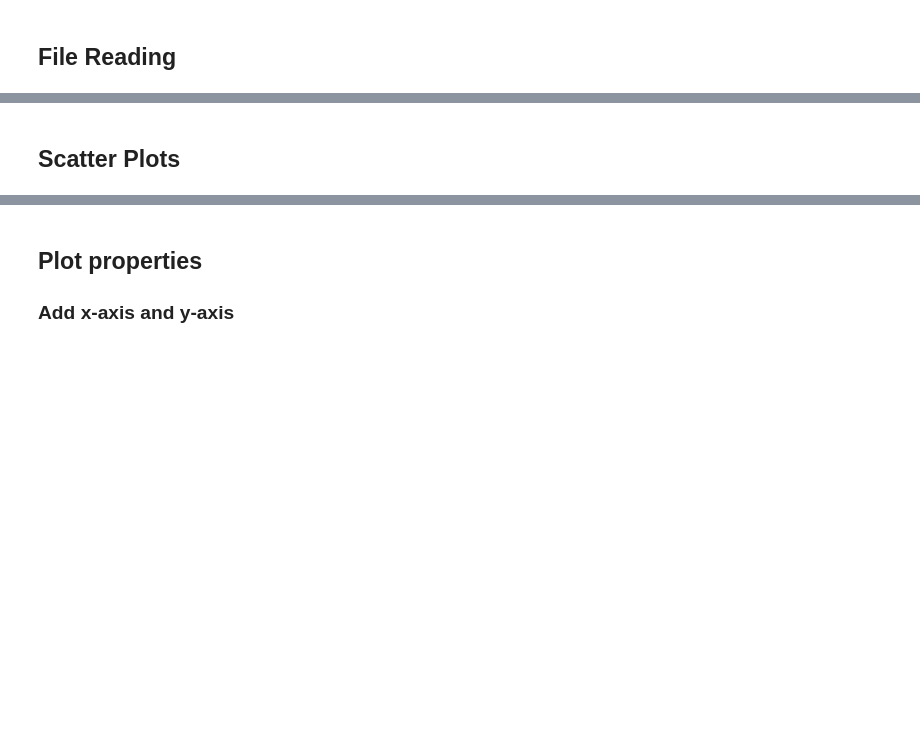
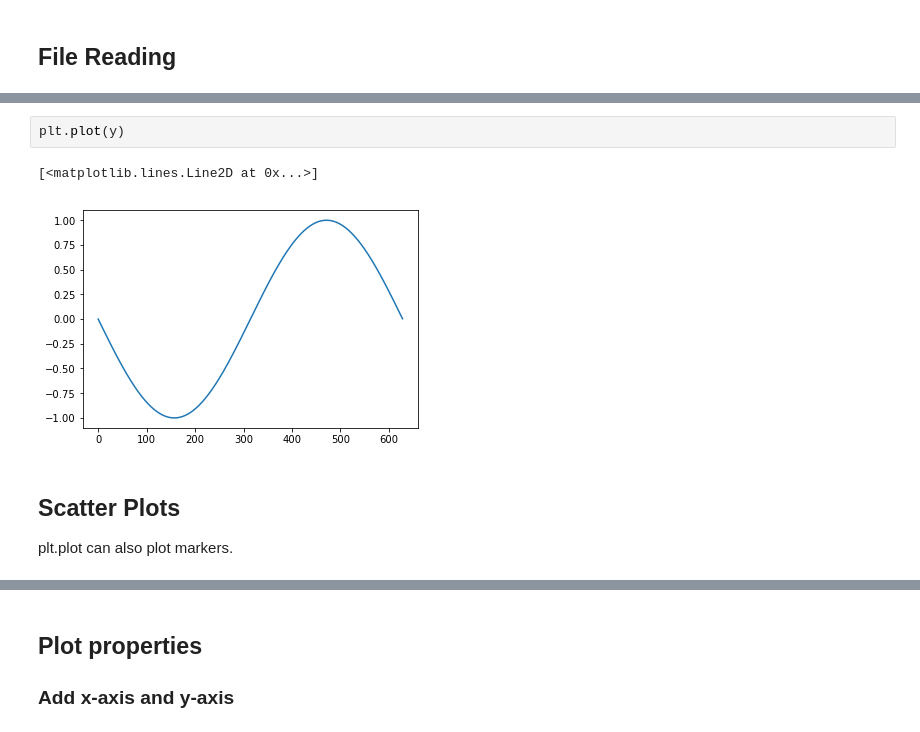
Before and after one commit to ryan-leung/PHYS4650_Python_Tutorial, a Jupyter notebook: notebook/python-matplotlib.ipynb, the cells around one changed output, grey strips where cells are left out. Cells and saved outputs as stored; diff of their text form; blank space fills up the shorter version.

```diff
--- a/notebook/python-matplotlib.ipynb
+++ b/notebook/python-matplotlib.ipynb
@@ -14,2 +37,9 @@ import matplotlib.pyplot as plt
+# %%
+plt.plot(y)
+# %% [output]
+[<matplotlib.lines.Line2D at 0x...>]
+[figure, added]
 # %% [markdown]
 ## Scatter Plots
+
+plt.plot can also plot markers.
```
Also changed, not shown: parts of 16 cells of this notebook, 4 other files.
